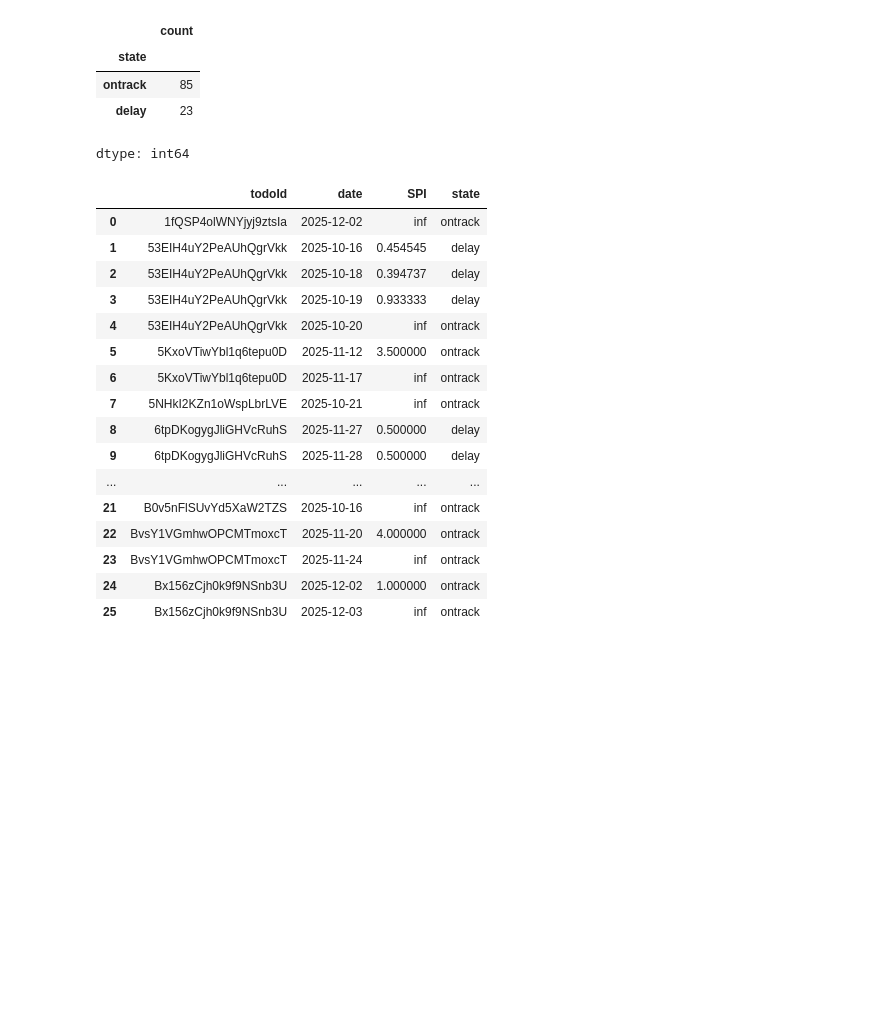
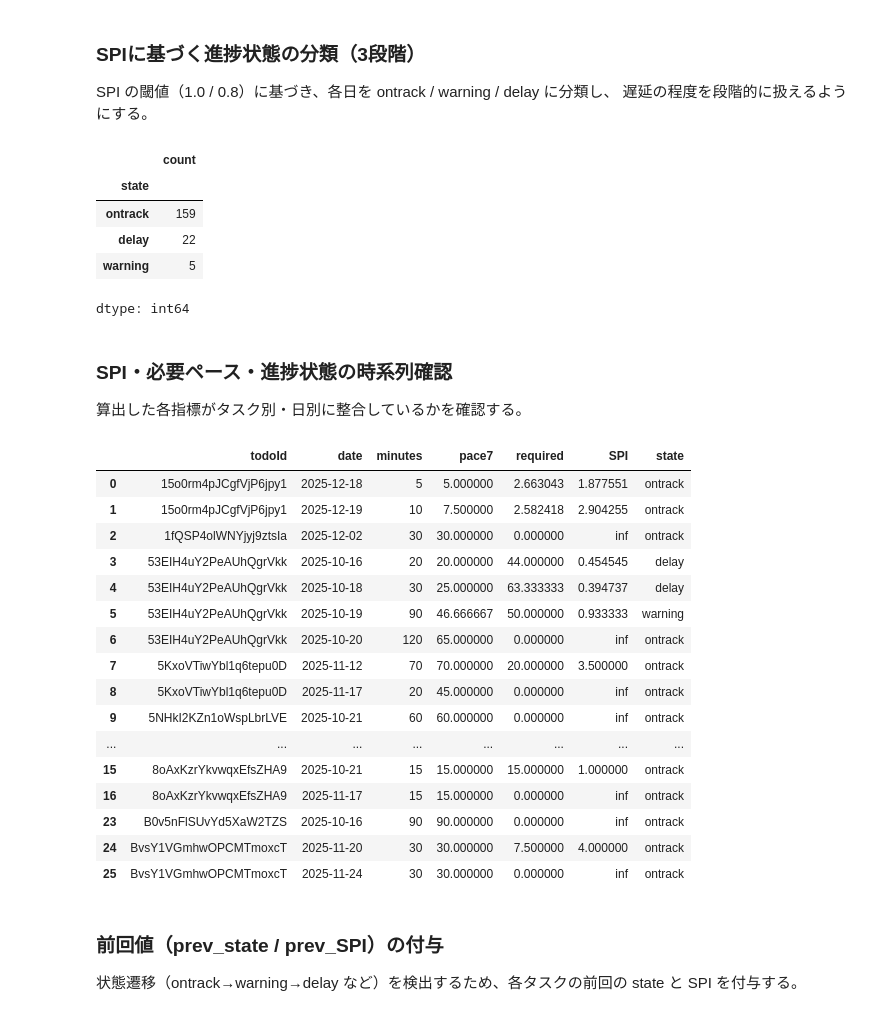
Before and after one commit to kuga0314/todo-ai-app, a Jupyter notebook: 分析1.ipynb, the cells around one changed output. Saved outputs shown, nothing was run; the diff lists cells and outputs as text; code cells hidden in the pictures; blank space fills up the shorter version.

```diff
--- a/分析1.ipynb
+++ b/分析1.ipynb
@@ -69,2 +110,0 @@ df[["todoId", "date", "minutes", "SPI"]].head(10)
-# %%
-df["state"] = np.where(df["SPI"] < 1, "delay", "ontrack")
@@ -71,33 +122,57 @@ df["state"] = np.where(df["SPI"] < 1, "delay", "ontrack")
+# %%
+df["state"] = np.select(
+    [
+        df["SPI"] >= 1.0,
+        (df["SPI"] >= 0.8) & (df["SPI"] < 1.0),
+        df["SPI"] < 0.8,
+    ],
+    [
+        "ontrack",   # 計画通り
+        "warning",   # 注意（僅かな遅延）
+        "delay",     # 遅延（重大）
+    ],
+    default="unknown"
+)
+# %% [markdown]
+### SPIに基づく進捗状態の分類（3段階）
+SPI の閾値（1.0 / 0.8）に基づき、各日を ontrack / warning / delay に分類し、
+遅延の程度を段階的に扱えるようにする。
 # %%
-df["state"].value_counts()
+df["state"].value_counts(dropna=False)
 # %% [output]
 |  | count |
 | state |  |
-| ontrack | 85 |
-| delay | 23 |
+| ontrack | 159 |
+| delay | 22 |
+| warning | 5 |
 dtype: int64
+# %% [markdown]
+### SPI・必要ペース・進捗状態の時系列確認
+算出した各指標がタスク別・日別に整合しているかを確認する。
 # %%
 df.sort_values(["todoId", "date"], inplace=True)
-
-df[["todoId", "date", "SPI", "state"]].head(20)
+df[["todoId", "date", "minutes", "pace7", "required", "SPI", "state"]].head(20)
 # %% [output]
-|  | todoId | date | SPI | state |
-| 0 | 1fQSP4olWNYjyj9ztsIa | 2025-12-02 | inf | ontrack |
-| 1 | 53EIH4uY2PeAUhQgrVkk | 2025-10-16 | 0.454545 | delay |
-| 2 | 53EIH4uY2PeAUhQgrVkk | 2025-10-18 | 0.394737 | delay |
-| 3 | 53EIH4uY2PeAUhQgrVkk | 2025-10-19 | 0.933333 | delay |
-| 4 | 53EIH4uY2PeAUhQgrVkk | 2025-10-20 | inf | ontrack |
-| 5 | 5KxoVTiwYbl1q6tepu0D | 2025-11-12 | 3.500000 | ontrack |
-| 6 | 5KxoVTiwYbl1q6tepu0D | 2025-11-17 | inf | ontrack |
-| 7 | 5NHkI2KZn1oWspLbrLVE | 2025-10-21 | inf | ontrack |
-| 8 | 6tpDKogygJliGHVcRuhS | 2025-11-27 | 0.500000 | delay |
-| 9 | 6tpDKogygJliGHVcRuhS | 2025-11-28 | 0.500000 | delay |
-| ... | ... | ... | ... | ... |
-| 21 | B0v5nFlSUvYd5XaW2TZS | 2025-10-16 | inf | ontrack |
-| 22 | BvsY1VGmhwOPCMTmoxcT | 2025-11-20 | 4.000000 | ontrack |
-| 23 | BvsY1VGmhwOPCMTmoxcT | 2025-11-24 | inf | ontrack |
-| 24 | Bx156zCjh0k9f9NSnb3U | 2025-12-02 | 1.000000 | ontrack |
-| 25 | Bx156zCjh0k9f9NSnb3U | 2025-12-03 | inf | ontrack |
+|  | todoId | date | minutes | pace7 | required | SPI | state |
+| 0 | 15o0rm4pJCgfVjP6jpy1 | 2025-12-18 | 5 | 5.000000 | 2.663043 | 1.877551 | ontrack |
+| 1 | 15o0rm4pJCgfVjP6jpy1 | 2025-12-19 | 10 | 7.500000 | 2.582418 | 2.904255 | ontrack |
+| 2 | 1fQSP4olWNYjyj9ztsIa | 2025-12-02 | 30 | 30.000000 | 0.000000 | inf | ontrack |
+| 3 | 53EIH4uY2PeAUhQgrVkk | 2025-10-16 | 20 | 20.000000 | 44.000000 | 0.454545 | delay |
+| 4 | 53EIH4uY2PeAUhQgrVkk | 2025-10-18 | 30 | 25.000000 | 63.333333 | 0.394737 | delay |
+| 5 | 53EIH4uY2PeAUhQgrVkk | 2025-10-19 | 90 | 46.666667 | 50.000000 | 0.933333 | warning |
+| 6 | 53EIH4uY2PeAUhQgrVkk | 2025-10-20 | 120 | 65.000000 | 0.000000 | inf | ontrack |
+| 7 | 5KxoVTiwYbl1q6tepu0D | 2025-11-12 | 70 | 70.000000 | 20.000000 | 3.500000 | ontrack |
+| 8 | 5KxoVTiwYbl1q6tepu0D | 2025-11-17 | 20 | 45.000000 | 0.000000 | inf | ontrack |
+| 9 | 5NHkI2KZn1oWspLbrLVE | 2025-10-21 | 60 | 60.000000 | 0.000000 | inf | ontrack |
+| ... | ... | ... | ... | ... | ... | ... | ... |
+| 15 | 8oAxKzrYkvwqxEfsZHA9 | 2025-10-21 | 15 | 15.000000 | 15.000000 | 1.000000 | ontrack |
+| 16 | 8oAxKzrYkvwqxEfsZHA9 | 2025-11-17 | 15 | 15.000000 | 0.000000 | inf | ontrack |
+| 23 | B0v5nFlSUvYd5XaW2TZS | 2025-10-16 | 90 | 90.000000 | 0.000000 | inf | ontrack |
+| 24 | BvsY1VGmhwOPCMTmoxcT | 2025-11-20 | 30 | 30.000000 | 7.500000 | 4.000000 | ontrack |
+| 25 | BvsY1VGmhwOPCMTmoxcT | 2025-11-24 | 30 | 30.000000 | 0.000000 | inf | ontrack |
+# %% [markdown]
+### 前回値（prev_state / prev_SPI）の付与
+状態遷移（ontrack→warning→delay など）を検出するため、各タスクの前回の state と SPI を付与する。
 # %%
 df["prev_state"] = df.groupby("todoId")["state"].shift(1)
 df["prev_SPI"] = df.groupby("todoId")["SPI"].shift(1)
```
Also changed, not shown: parts of 43 cells of this notebook, 3 other files.
